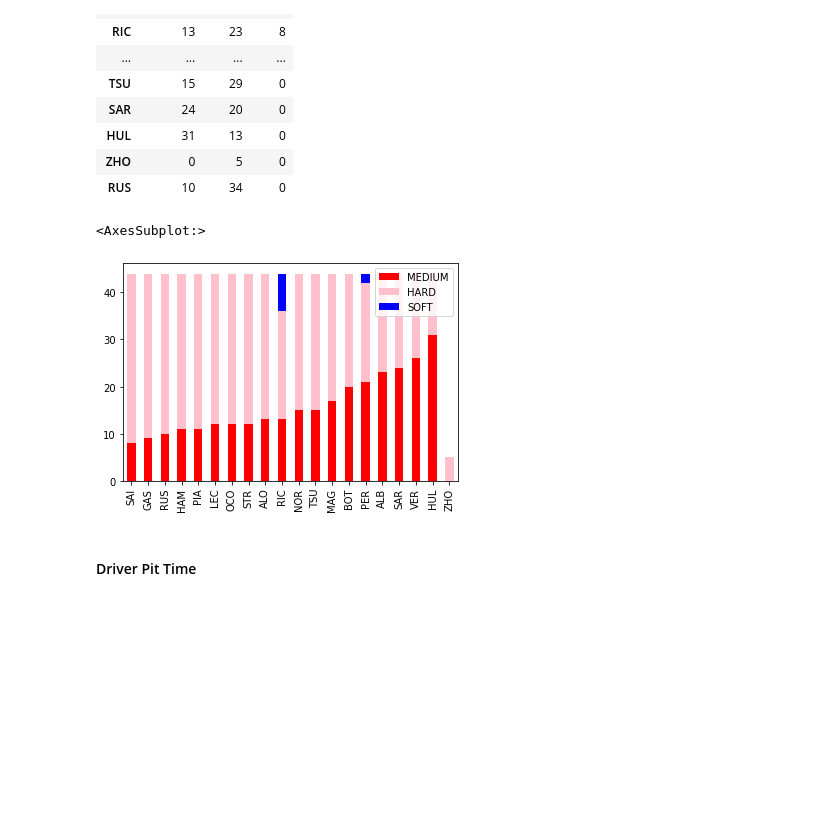
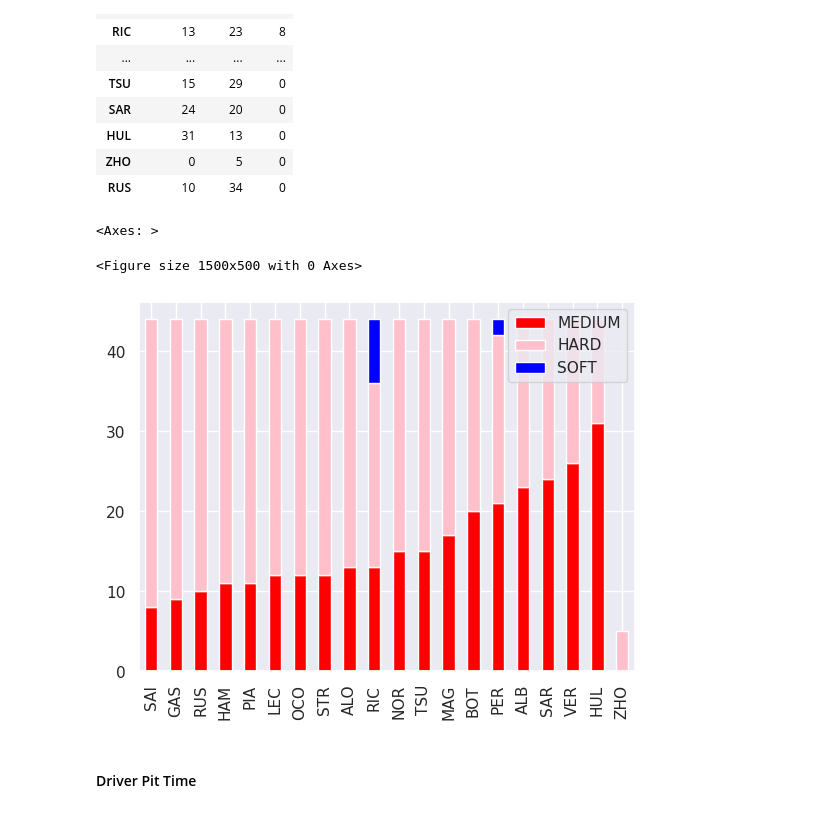
Before and after one commit to MyNameIsCalvinDavis/Data-Science, a Jupyter notebook: F1/F1.ipynb, the cells around one changed output. Drawn from its saved outputs; the diff is of its cells as text; code cells hidden in the pictures; blank space fills up the shorter version.

```diff
--- a/F1/F1.ipynb
+++ b/F1/F1.ipynb
@@ -13,11 +15,15 @@ import matplotlib.pyplot as plt
 import matplotlib.gridspec as gridspec
 import numpy as np
 import seaborn as sns
+from seaborn import objects as so
 import matplotlib.transforms as mtrans
 from summary import summary_summary
 import datetime
 
 pd.set_option('display.float_format', lambda x: '%.4f' % x)
+
+sns.set_theme(palette="gist_ncar")
+# so.Plot.config.theme.update(palette="CMRmap")
 
 # Add the project root to sys.path
 notebook_dir = os.path.dirname(os.path.abspath('F1.ipynb'))
@@ -1093,11 +1082,13 @@ gs = gridspec.GridSpec(1,2, wspace=0.20)#, right=0.48, wspace=0.05)
 ax1 = fig.add_subplot(gs[0,0])
 ax2 = fig.add_subplot(gs[0,1])
 
-lapsgg = lapsg.drop_duplicates().groupby(["Compound"]).mean().reset_index()
+sns.set_palette('Paired')
+
+lapsgg = lapsg.drop_duplicates()[["Compound", "TotalLaps", "Stint"]].groupby(["Compound"]).mean().reset_index()
 g = sns.barplot(data=lapsgg, x="Compound", y="TotalLaps", ax=ax1)
 g.set_title("Compound Usage Based On Total Laps")
 
-lapsgg = lapsg.drop_duplicates().groupby(["Compound", "Stint"]).mean().reset_index()
+lapsgg = lapsg.drop_duplicates()[["Compound", "TotalLaps", "Stint"]].groupby(["Compound", "Stint"]).mean().reset_index()
 g = sns.barplot(data=lapsgg, x="Compound", y="TotalLaps", ax=ax2)
 g.set_title("Compound Usage Based on Total Laps & Stints")
 
@@ -1370,7 +1370,8 @@ Text(0.5, 1.0, 'Average Time Spent On Each Stint, Per Compound')
 # %% [markdown]
 #### Average Compound Usage
 # %%
-lapsg = laps_raw[laps_raw["EventName"] == race].groupby(["Driver", "Compound"]).count().reset_index().groupby("Compound").mean().reset_index()[["Compound", "LapNumber"]]
+lapsg = laps_raw[laps_raw["EventName"] == race][["Driver", "Compound", "LapNumber"]].groupby(["Driver", "Compound"]) \
+        .count().reset_index()[["Compound", "LapNumber"]].groupby("Compound").mean().reset_index()
 lapsg
 # %% [output]
 |  | Compound | LapNumber |
@@ -1400,12 +1401,12 @@ for driver in laps["Driver"].unique():
     pit_times_c = pit_times_c[(pit_times_c["Driver"] == driver) & (pit_times_c["EventName"] == race)]
 
     # Total Lap Time
-    lapsg = laps_c.groupby("EventName").sum()
+    lapsg = laps_c[["EventName", "Sec"]].groupby("EventName").sum()
     lapsg["LapTime"] = datetime.timedelta(seconds=lapsg["Sec"].iloc[0])
     lapsg = lapsg[["LapTime"]]
 
     # Avg Lap Time
-    lapsgg = laps_c.groupby("EventName").mean()
+    lapsgg = laps_c[["EventName", "Sec"]].groupby("EventName").mean()
     lapsgg["LapTime"] = datetime.timedelta(seconds=lapsgg["Sec"].iloc[0])
     lapsgg = lapsgg[["LapTime"]]
 
@@ -1491,10 +1492,12 @@ driver_compound.fillna(0)
 | ZHO | 0 | 5 | 0 |
 | RUS | 10 | 34 | 0 |
 # %%
+fig = plt.figure(figsize=(15,5))
 driver_compound.sort_values("MEDIUM").plot(kind='bar', stacked=True, color=['red', 'pink', 'blue'])
 # %% [output]
-<AxesSubplot:>
+<Axes: >
+<Figure size 1500x500 with 0 Axes>
-[figure, old version]
+[figure, new version]
 # %% [markdown]
 #### Driver Pit Time
 # %%
```
Also changed, not shown: parts of 40 cells of this notebook.
